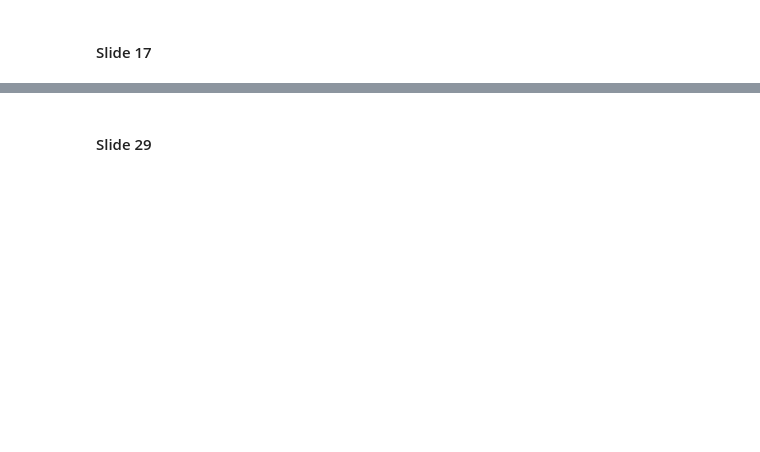
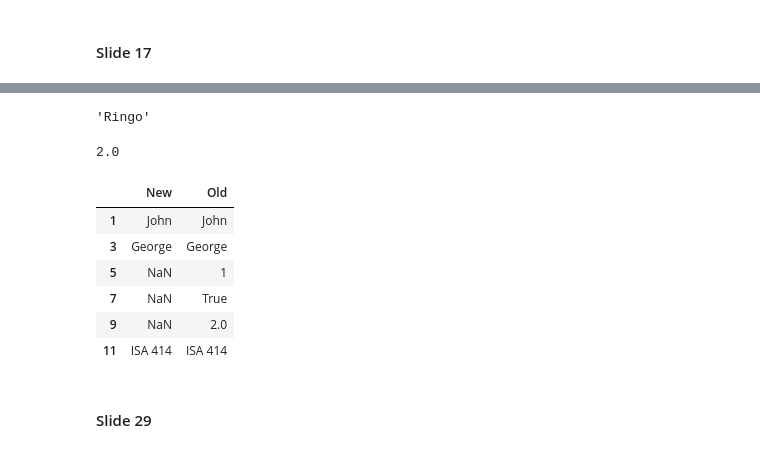
Before and after one commit to carothlj-source/ISA-414, a Jupyter notebook: Lectures/Lecture 4.ipynb, the cells around one changed output, grey strips where cells are left out. Saved outputs shown, nothing was run; the diff lists cells and outputs as text; code cells hidden in the pictures; blank space fills up the shorter version.

```diff
--- a/Lectures/Lecture 4.ipynb
+++ b/Lectures/Lecture 4.ipynb
@@ -114,7 +334,24 @@ df.iloc[[0, 2], :]
 # %%
 # third code
+df.iloc[2,1]
+# %% [output]
+'Ringo'
 # %%
 # fourth code
+df.iloc[-3,-1]
+# %% [output]
+2.0
+# %%
+# fifth code
+df.iloc[1::2,:]
+# %% [output]
+|  | New | Old |
+| 1 | John | John |
+| 3 | George | George |
+| 5 | NaN | 1 |
+| 7 | NaN | True |
+| 9 | NaN | 2.0 |
+| 11 | ISA 414 | ISA 414 |
 # %% [markdown]
 #### Slide 29
 # %%
```
Also changed, not shown: parts of 30 cells of this notebook.
